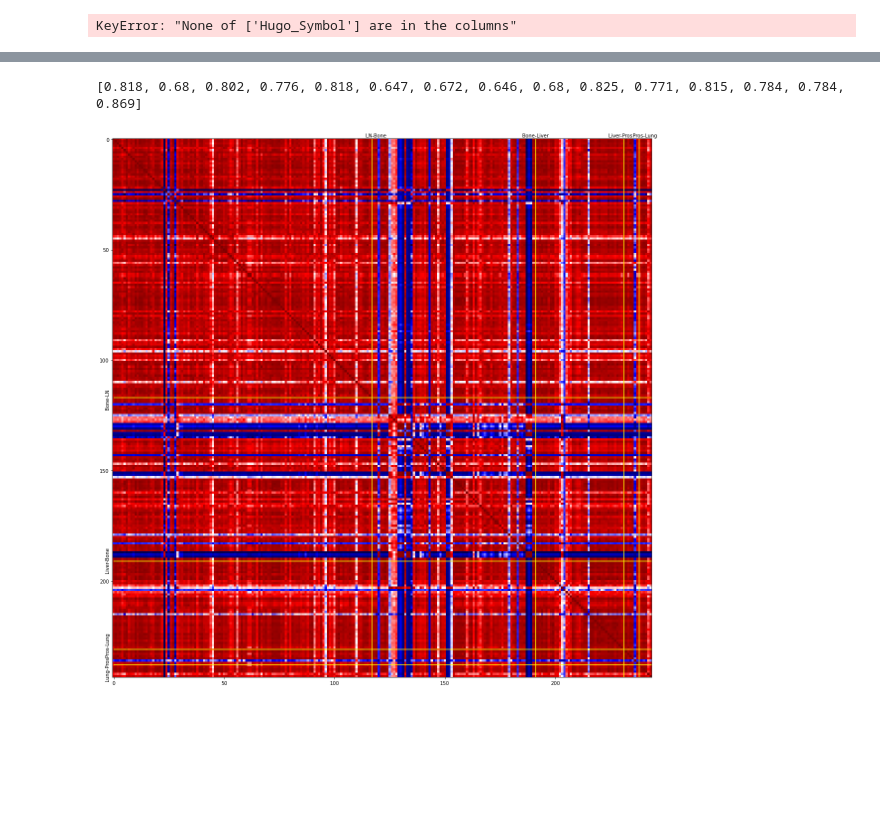
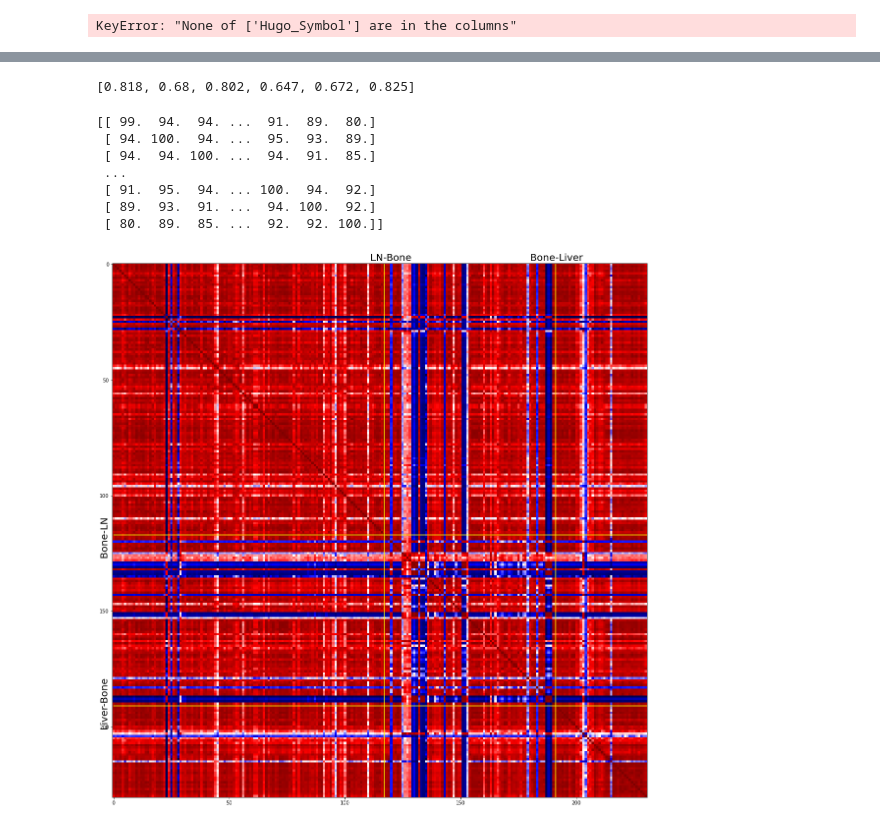
Before and after one commit to zcablii/Master_cancer_project, a Jupyter notebook: Untitled.ipynb, the cells around one changed output, grey strips where cells are left out. Drawn from its saved outputs; the diff is of its cells as text; code cells hidden in the pictures; blank space fills up the shorter version.

```diff
--- a/Untitled.ipynb
+++ b/Untitled.ipynb
@@ -89,19 +104,20 @@ KeyError: "None of ['Hugo_Symbol'] are in the columns"
 import numpy as np
 import pandas as pd
 
-clinical_244_file = 'F:\cancer_data\clinical_244_data.csv'
-mRNA_244_file = 'F:\cancer_data\data_mRNA_244.csv'
-clinical_df=pd.read_csv(clinical_244_file)
+clinical_231_file = 'C:\\Users\\bird\Desktop\\cancer_project_github\\cancer_data\\clinical_231_data.csv'
+mRNA_231_file = 'C:\\Users\\bird\\Desktop\\cancer_project_github\\cancer_data\\data_mRNA_231.csv'
+clinical_df=pd.read_csv(clinical_231_file)
 
-mRNA_244_df=pd.read_csv(mRNA_244_file)
+mRNA_231_df=pd.read_csv(mRNA_231_file)
 # print(mRNA_244_df)
-mRNA_244_df = mRNA_244_df.set_index('SAMPLE_ID')
+mRNA_231_df = mRNA_231_df.set_index('SAMPLE_ID')
 # print(mRNA_244_df['0'].tolist())
+print(mRNA_231_df)
 patient_mRNA = []
-for column in mRNA_244_df:
+for column in mRNA_231_df:
 
 #     print(mRNA_244_df[column].tolist())
-    patient_mRNA.append(mRNA_244_df[column].tolist())
+    patient_mRNA.append(mRNA_231_df[column].tolist())
 # print(patient_mRNA[0])
 patient_np = np.asarray(patient_mRNA)
 # r = np.corrcoef(patient_np, patient_np)
@@ -115,11 +131,12 @@ for i in range(0, len(patient_mRNA)):
         r = np.corrcoef(i_np, j_np)
 
         correlations.append(r[0,1])
-        if r[0,1] > 0.995:
+        if r[0,1] < 0.4:
             print('----')
             print(i)
             print(j)
             print('----')
+            print(r[0,1])
 # correlations = [ round(elem, 2) for elem in correlations ]
 print(correlations)
 # %% [output]
@@ -201,52 +257,45 @@ plt.show()
 # %%
+r = np.corrcoef(patient_np, patient_np)
+correlation_matrix = r[0:231, 0:231]
 means = []
 means.append(correlation_matrix[0:117,0:117].mean())
 means.append(correlation_matrix[0:117,117:191].mean())
 means.append(correlation_matrix[0:117,191:231].mean())
-means.append(correlation_matrix[0:117,231:238].mean())
-means.append(correlation_matrix[0:117,238:244].mean())
 means.append(correlation_matrix[117:191,117:191].mean())
 means.append(correlation_matrix[117:191,191:231].mean())
-means.append(correlation_matrix[117:191,231:238].mean())
-means.append(correlation_matrix[117:191,238:244].mean())
 means.append(correlation_matrix[191:231,191:231].mean())
-means.append(correlation_matrix[191:231,231:238].mean())
-means.append(correlation_matrix[191:231,238:244].mean())
-means.append(correlation_matrix[231:238,238:244].mean())
-means.append(correlation_matrix[231:238,238:244].mean())
-means.append(correlation_matrix[238:244,238:244].mean())
 means =  [ round(elem, 3) for elem in means ]
 print(means)
 # %% [output]
-[0.818, 0.68, 0.802, 0.776, 0.818, 0.647, 0.672, 0.646, 0.68, 0.825, 0.771, 0.815, 0.784, 0.784, 0.869]
+[0.818, 0.68, 0.802, 0.647, 0.672, 0.825]
 # %%
 r = np.corrcoef(patient_np, patient_np)
-correlation_matrix = r[0:244, 0:244]
+correlation_matrix = r[0:231, 0:231]
+correlation_matrix = scale(correlation_matrix, 0, 100) # normalisation method 1
 
+print(correlation_matrix)
 plt.figure(figsize=(20,20))
 # LN 117, Bone 74, Liver 40,Prostate 7,Lung 6
-plt.plot([117, 117], [0, 244], 'yellow')
+plt.plot([117, 117], [0, 231], 'yellow')
 plt.plot([0, 244], [117, 117], 'yellow')
-plt.plot([191, 191], [0, 244], 'yellow')
+plt.plot([191, 191], [0, 231], 'yellow')
 plt.plot([0, 244], [191, 191], 'yellow')
-plt.plot([231, 231], [0, 244], 'yellow')
-plt.plot([0, 244], [231, 231], 'yellow')
-plt.plot([238, 238], [0, 244], 'yellow')
-plt.plot([0, 244], [238, 238], 'yellow')
-plt.text(114, -1, 'LN-Bone')
-plt.text(-4, 122, 'Bone-LN', rotation = 90)
+plt.text(111, -1.5, 'LN-Bone', fontsize=20)
+plt.text(-6, 126, 'Bone-LN', rotation = 90, fontsize=20)
 
-plt.text(185, -1, 'Bone-Liver')
-plt.text(-4, 196, 'Liver-Bone', rotation = 90)
+plt.text(180, -1.5, 'Bone-Liver', fontsize=20)
+plt.text(-6,200, 'Liver-Bone', rotation = 90, fontsize=20)
 
-plt.text(224, -1, 'Liver-Pros')
-plt.text(-4, 234, 'Pros-Lung', rotation = 90)
-
-plt.text(235, -1, 'Pros-Lung')
-plt.text(-4, 245, 'Lung-Pros', rotation = 90)
 plt.imshow(correlation_matrix, cmap='seismic', interpolation='nearest') #https://matplotlib.org/3.1.0/tutorials/colors/colormaps.html
 
 
 plt.show()
 # %% [output]
+[[ 99.  94.  94. ...  91.  89.  80.]
+ [ 94. 100.  94. ...  95.  93.  89.]
+ [ 94.  94. 100. ...  94.  91.  85.]
+ ...
+ [ 91.  95.  94. ... 100.  94.  92.]
+ [ 89.  93.  91. ...  94. 100.  92.]
+ [ 80.  89.  85. ...  92.  92. 100.]]
-[figure, old version]
+[figure, new version]
```
Also changed, not shown: parts of 9 cells of this notebook, 3 other files.
